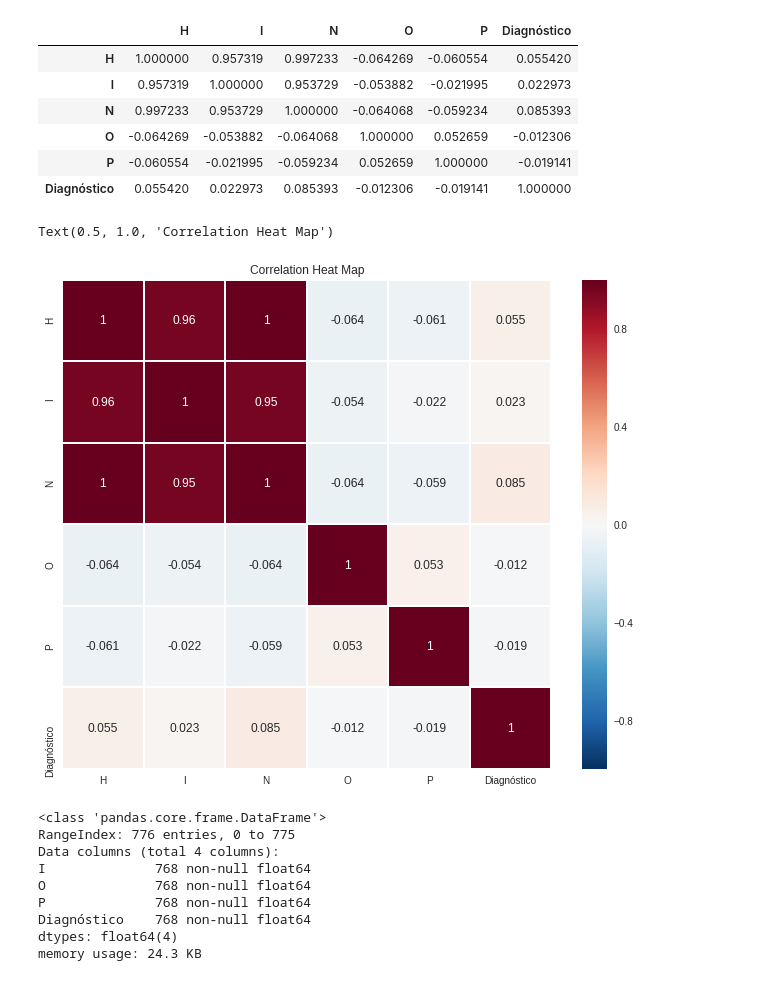
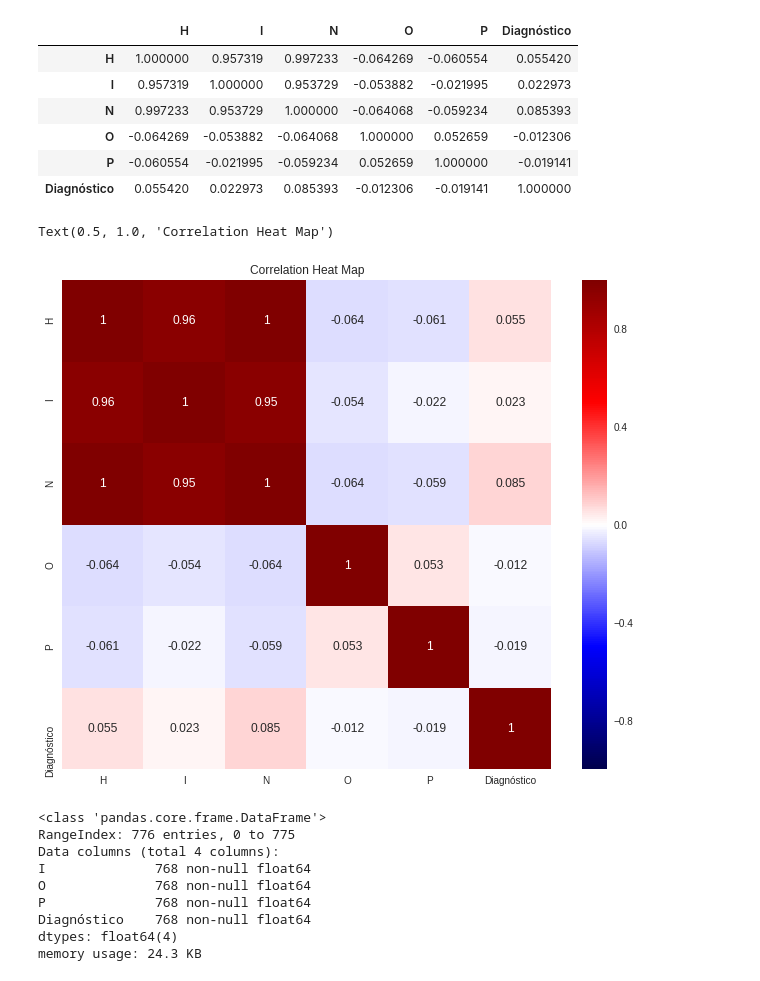
Before and after one commit to carvalheirafc/deep_learning_stuff, a Jupyter notebook: diabetes/statistical_analysis/diabetes_analysis.ipynb, the cells around one changed output. Drawn from its saved outputs; the diff is of its cells as text; code cells hidden in the pictures.

Commit message:
better cmap palette

```diff
--- a/diabetes/statistical_analysis/diabetes_analysis.ipynb
+++ b/diabetes/statistical_analysis/diabetes_analysis.ipynb
@@ -157,18 +157,19 @@ columns_correlation
 # %%
 """
 Correlation Map from Seaborn Examples
 https://seaborn.pydata.org/examples/many_pairwise_correlations.html
 
 """
 sns.set(style='white')
 f, ax = plt.subplots(figsize=(11, 9))
-sns.heatmap(columns_correlation, robust=True, annot=True, center=0,
-            square=True, linewidths=1)
+
+sns.heatmap(columns_correlation, robust=True, annot=True, cmap='seismic', center=0,
+            square=True, linewidths=0)
 
 ax.set_title('Correlation Heat Map')
 # %% [output]
 Text(0.5, 1.0, 'Correlation Heat Map')
-[figure, old version]
+[figure, new version]
 # %%
 diabetes_features = diabetes_best_variance[['I',
                                             'O',
```
